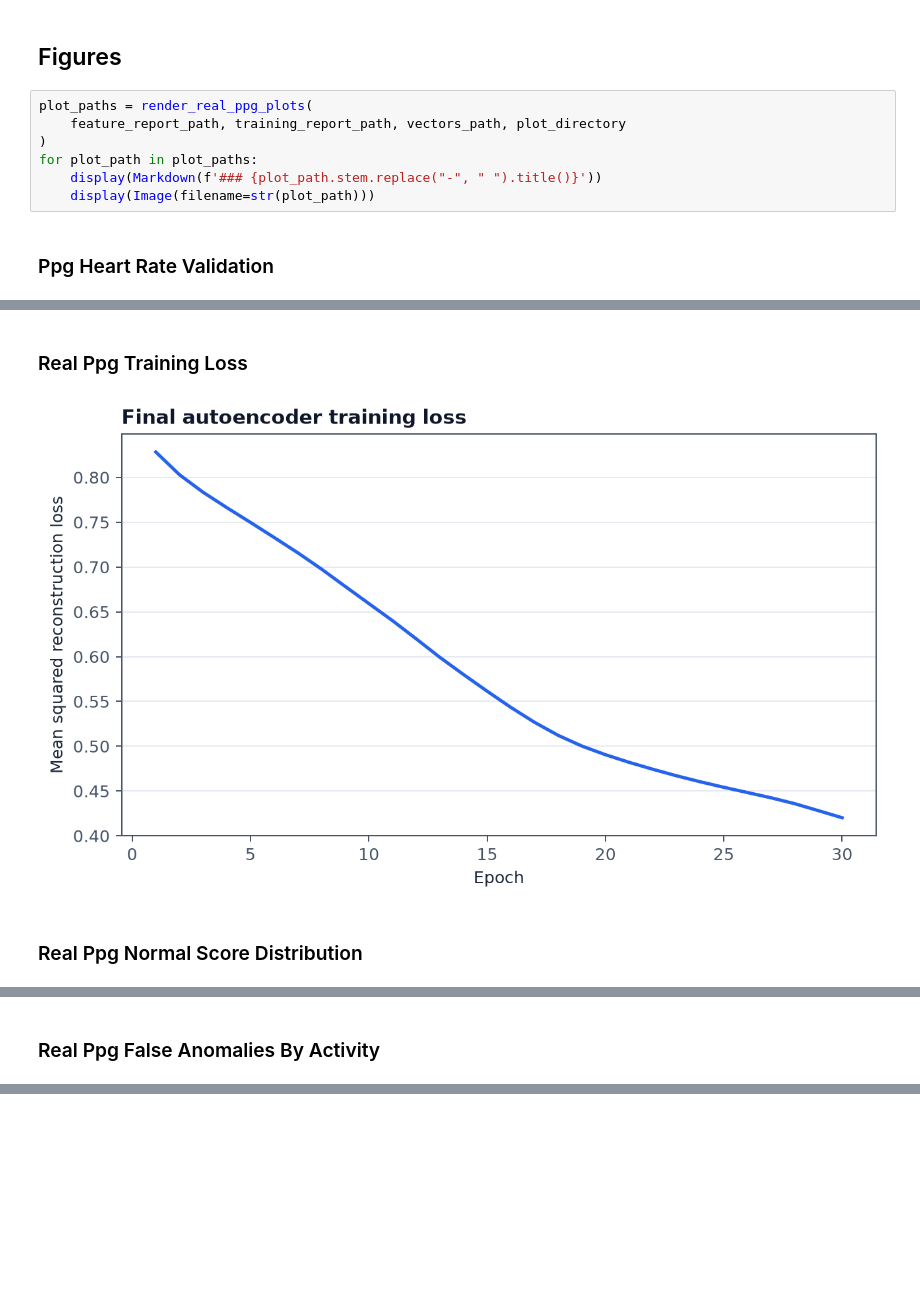
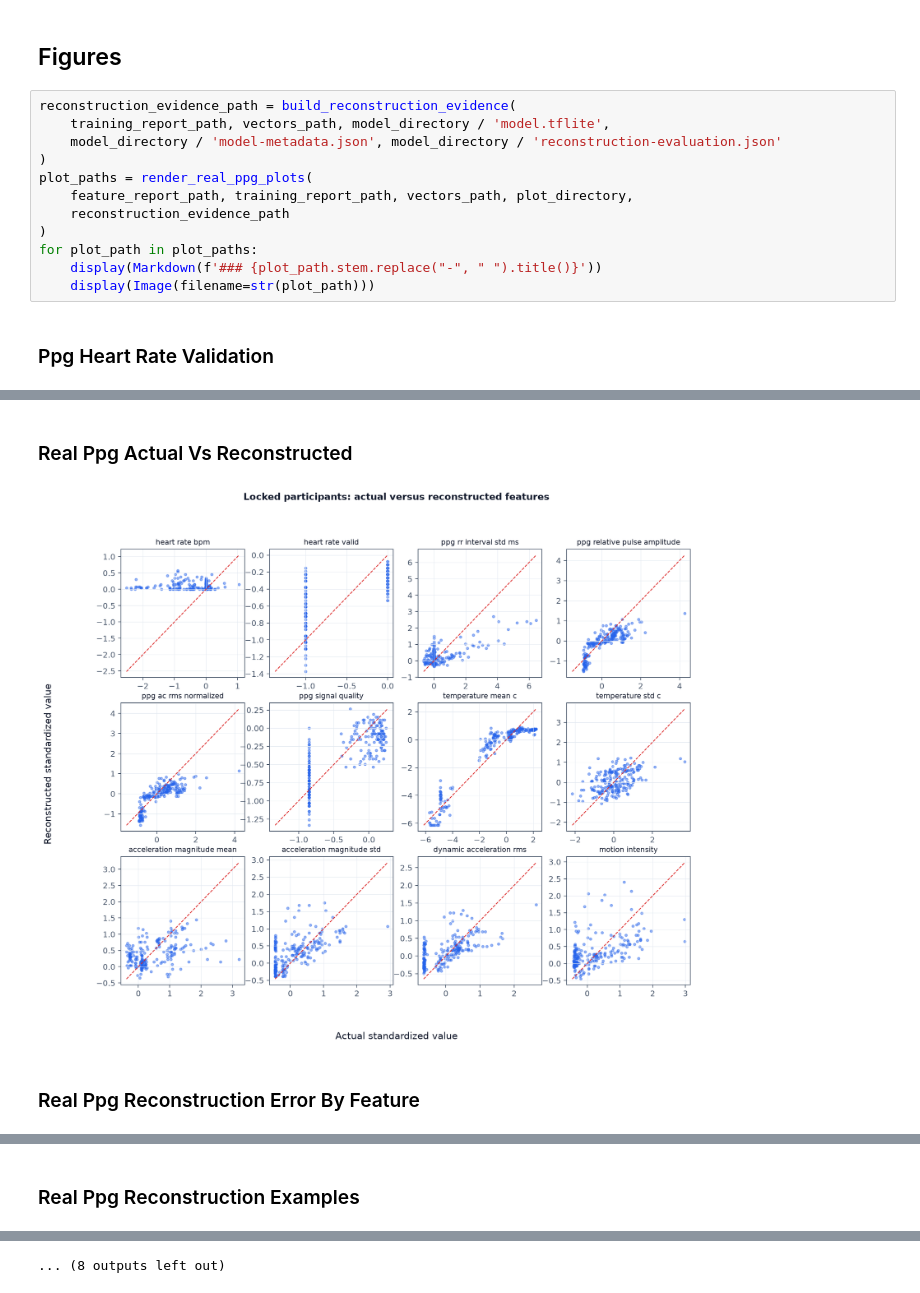
Before and after one commit to Sammybams/home-health-monitor, a Jupyter notebook: notebooks/train-real-ppg-vector-autoencoder.ipynb, the cells around one changed output, grey strips where cells are left out. Cells and saved outputs as stored; diff of their text form; blank space fills up the shorter version.

Commit message:
Publish locked-participant reconstruction evidence

```diff
--- a/notebooks/train-real-ppg-vector-autoencoder.ipynb
+++ b/notebooks/train-real-ppg-vector-autoencoder.ipynb
@@ -122,15 +142,20 @@ fully_quantize: 0, inference_type: 6, input_inference_type: INT8, output_inferen
 # %% [markdown]
 ## Figures
 # %%
+reconstruction_evidence_path = build_reconstruction_evidence(
+    training_report_path, vectors_path, model_directory / 'model.tflite',
+    model_directory / 'model-metadata.json', model_directory / 'reconstruction-evaluation.json'
+)
 plot_paths = render_real_ppg_plots(
-    feature_report_path, training_report_path, vectors_path, plot_directory
+    feature_report_path, training_report_path, vectors_path, plot_directory,
+    reconstruction_evidence_path
 )
 for plot_path in plot_paths:
     display(Markdown(f'### {plot_path.stem.replace("-", " ").title()}'))
     display(Image(filename=str(plot_path)))
 # %% [output]
 ### Ppg Heart Rate Validation
 [figure]
-### Real Ppg Training Loss
+### Real Ppg Actual Vs Reconstructed
-[figure, old version]
+[figure, new version]
-### Real Ppg Normal Score Distribution
+### Real Ppg Reconstruction Error By Feature
@@ -138 +163 @@ for plot_path in plot_paths:
-### Real Ppg False Anomalies By Activity
+### Real Ppg Reconstruction Examples
@@ -144,3 +169,4 @@ for plot_path in plot_paths:
+... (8 outputs left out)
 # %% [markdown]
 ## Interpretation
 
```
Also changed, not shown: parts of 4 cells of this notebook, 7 other files.
